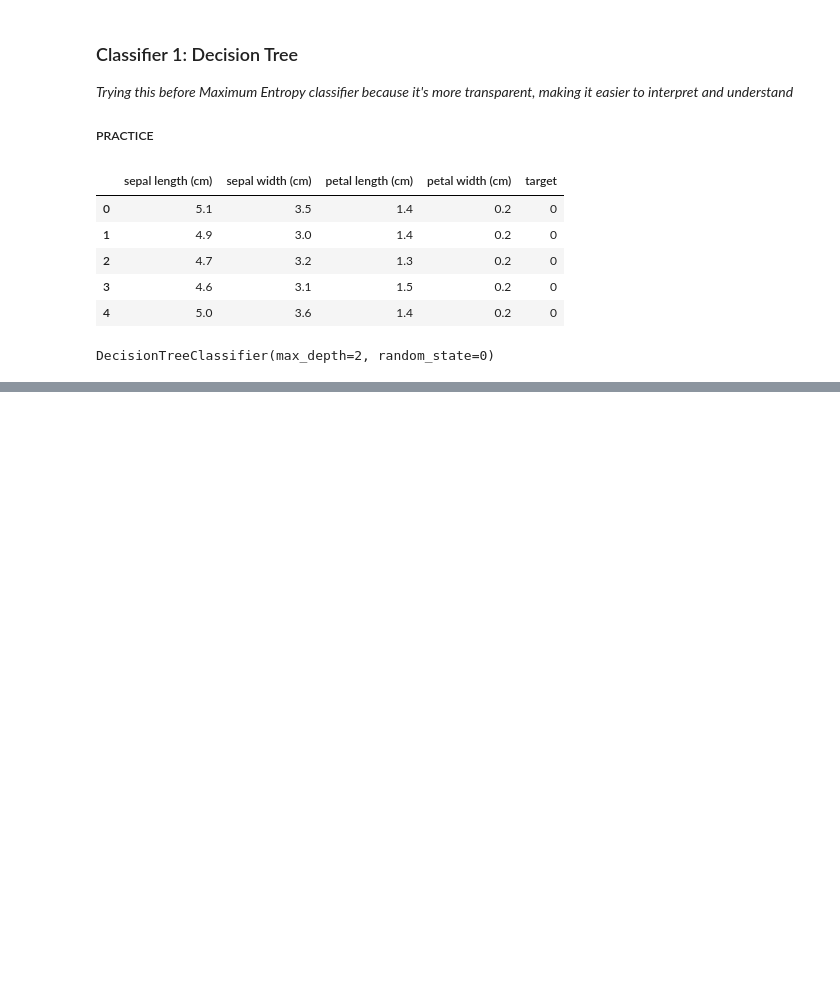
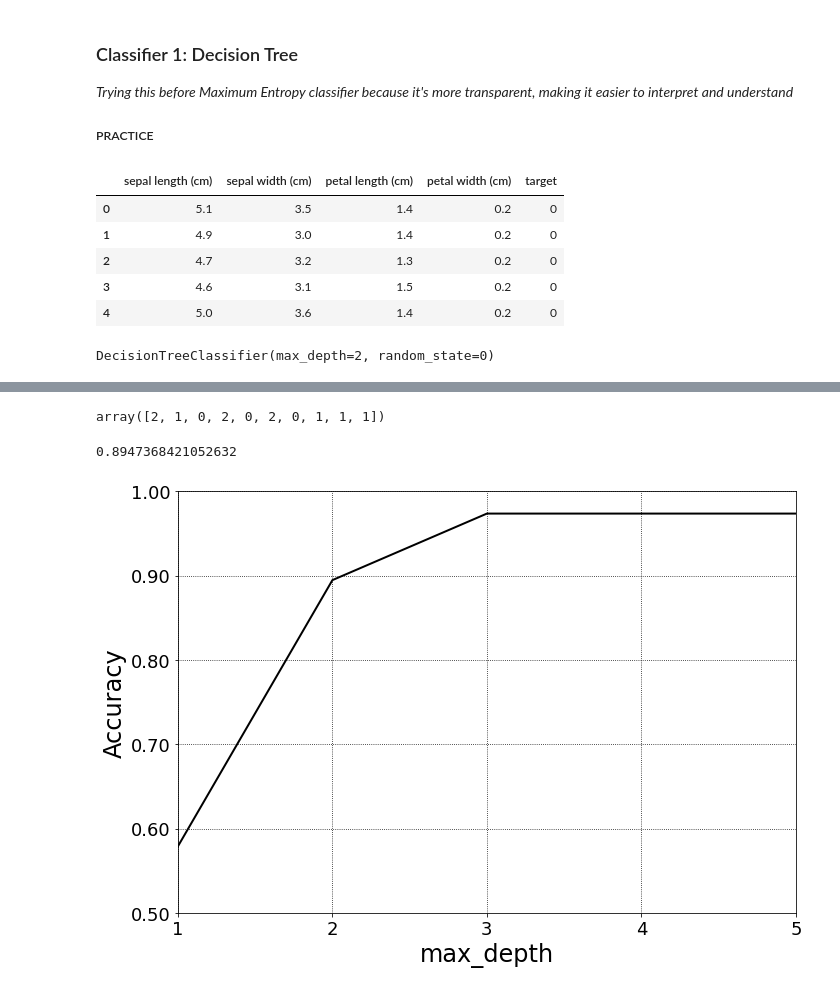
Before and after one commit to thegoose20/annot-prep, a Jupyter notebook: DocumentClassification.ipynb, the cells around one changed output, grey strips where cells are left out. Saved outputs shown, nothing was run; the diff lists cells and outputs as text; code cells hidden in the pictures; blank space fills up the shorter version.

```diff
--- a/DocumentClassification.ipynb
+++ b/DocumentClassification.ipynb
@@ -76,0 +85,12 @@ DecisionTreeClassifier(max_depth=2, random_state=0)
+# %%
+# Predict for multiple observations
+clf.predict(x_test[0:10])
+# %% [output]
+array([2, 1, 0, 2, 0, 2, 0, 1, 1, 1])
+# %%
+# Measure model performance: accuracy
+# (correct predictions / total number of data points)
+score = clf.score(x_test, y_test)
+print(score)
+# %% [output]
+0.8947368421052632
@@ -76,0 +101,30 @@ DecisionTreeClassifier(max_depth=2, random_state=0)
+# %%
+# Find optimal max depth
+max_depth_range = list(range(1, 6))
+accuracy = []  # store avg RMSE (???) for each value of max depth
+for depth in max_depth_range:
+    clf = DecisionTreeClassifier(max_depth = depth, random_state = 0)
+    clf.fit(x_train, y_train)
+    score = clf.score(x_test, y_test)
+    accuracy.append(score)
+# %%
+fig, ax = plt.subplots(nrows = 1, ncols = 1, figsize = (10,7))
+
+ax.plot(max_depth_range,accuracy, lw=2, color='k')
+ax.set_xlim([1,5])
+ax.set_ylim([.50, 1.00])
+ax.grid(True, axis = 'both', zorder = 0, linestyle = ':', color = 'k')
+
+yticks = ax.get_yticks()
+y_ticklist = []
+for tick in yticks:
+    y_ticklist.append(str(tick).ljust(4, '0')[0:4])
+
+ax.set_yticklabels(y_ticklist)
+ax.tick_params(labelsize = 18)
+ax.set_xticks([1,2,3,4,5])
+ax.set_xlabel('max_depth', fontsize = 24)
+ax.set_ylabel('Accuracy', fontsize = 24)
+fig.tight_layout()
+# %% [output]
+[figure, added]
```
Also changed, not shown: parts of 5 cells of this notebook.
